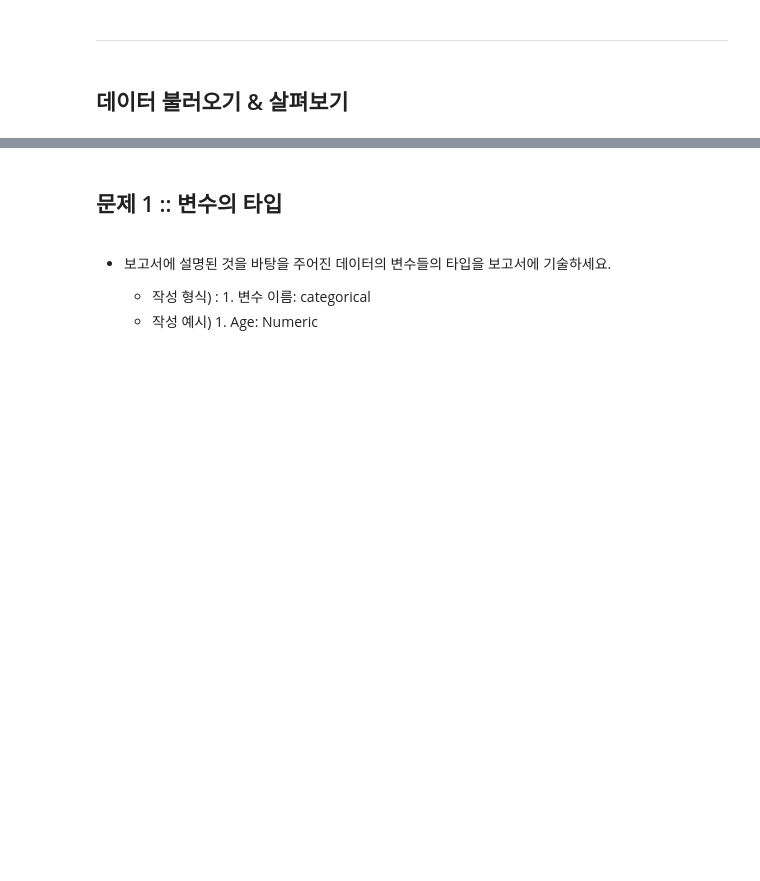
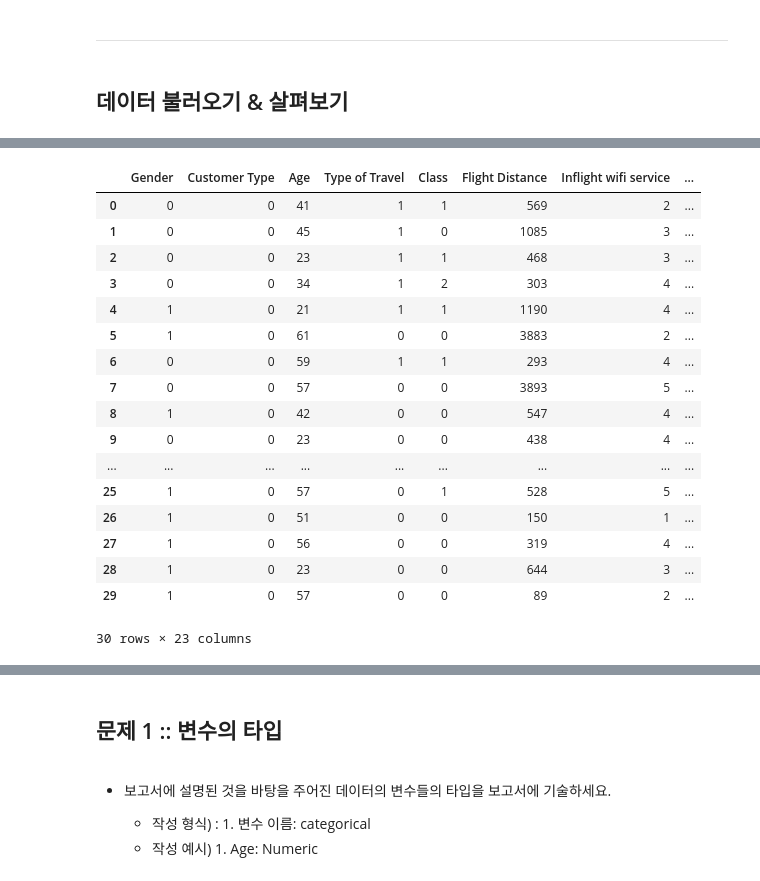
Before and after one commit to h-wi/2022_Fall-Ajou-ML, a Jupyter notebook: HW1_ipynb의_사본.ipynb, the cells around one changed output, grey strips where cells are left out. Saved outputs shown, nothing was run; the diff lists cells and outputs as text; code cells hidden in the pictures; blank space fills up the shorter version.

```diff
--- a/HW1_ipynb의_사본.ipynb
+++ b/HW1_ipynb의_사본.ipynb
@@ -44,8 +54,27 @@ data.shape # (10000, 23) => 10000 개의 row(행), 23 개의 column(열)을 가
 # %%
 # head() 함수를 이용하여 해당 데이터의 맨 위 5개의 원소를 볼 수 있습니다.
 # 더 많은 행을 보고 싶다면 ()안에 숫자를 넣어주시면 됩니다.
 
-data.head()
+data.head(30)
+# %% [output]
+|  | Gender | Customer Type | Age | Type of Travel | Class | Flight Distance | Inflight wifi service | ... |
+| 0 | 0 | 0 | 41 | 1 | 1 | 569 | 2 | ... |
+| 1 | 0 | 0 | 45 | 1 | 0 | 1085 | 3 | ... |
+| 2 | 0 | 0 | 23 | 1 | 1 | 468 | 3 | ... |
+| 3 | 0 | 0 | 34 | 1 | 2 | 303 | 4 | ... |
+| 4 | 1 | 0 | 21 | 1 | 1 | 1190 | 4 | ... |
+| 5 | 1 | 0 | 61 | 0 | 0 | 3883 | 2 | ... |
+| 6 | 0 | 0 | 59 | 1 | 1 | 293 | 4 | ... |
+| 7 | 0 | 0 | 57 | 0 | 0 | 3893 | 5 | ... |
+| 8 | 1 | 0 | 42 | 0 | 0 | 547 | 4 | ... |
+| 9 | 0 | 0 | 23 | 0 | 0 | 438 | 4 | ... |
+| ... | ... | ... | ... | ... | ... | ... | ... | ... |
+| 25 | 1 | 0 | 57 | 0 | 1 | 528 | 5 | ... |
+| 26 | 1 | 0 | 51 | 0 | 0 | 150 | 1 | ... |
+| 27 | 1 | 0 | 56 | 0 | 0 | 319 | 4 | ... |
+| 28 | 1 | 0 | 23 | 0 | 0 | 644 | 3 | ... |
+| 29 | 1 | 0 | 57 | 0 | 0 | 89 | 2 | ... |
+30 rows × 23 columns
 # %%
 # tail() 함수를 이용하여 해당 데이터의 맨 뒤 5개의 원소를 볼 수 있습니다.
 # 더 많은 행을 보고 싶다면 ()안에 숫자를 넣어주시면 됩니다.
```
Also changed, not shown: parts of 36 cells of this notebook.
